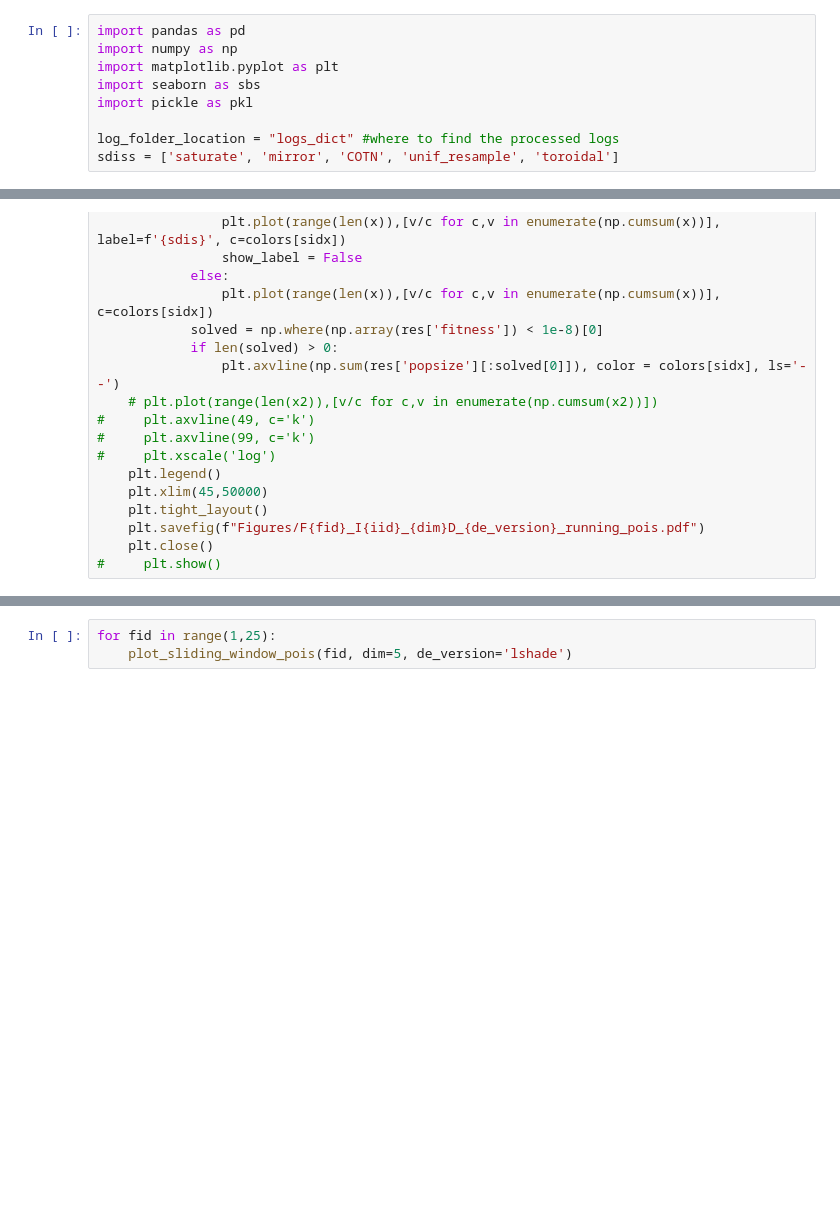
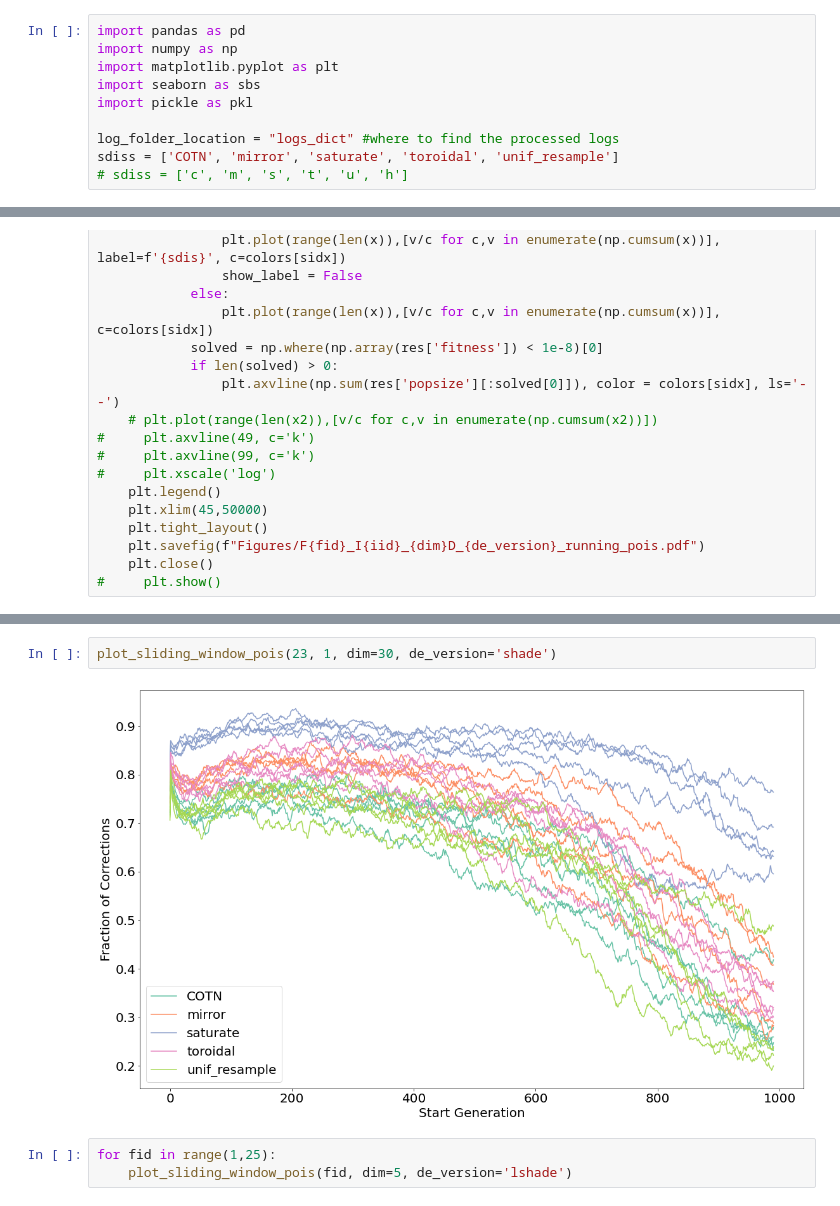
Before and after one commit to Dvermetten/DE_TIOBR, a Jupyter notebook: Visualize_POIS.ipynb, the cells around one changed output, grey strips where cells are left out. Saved outputs shown, nothing was run; the diff lists cells and outputs as text; blank space fills up the shorter version.

```diff
--- a/Visualize_POIS.ipynb
+++ b/Visualize_POIS.ipynb
@@ -9,4 +9,5 @@ import seaborn as sbs
 import pickle as pkl
 
 log_folder_location = "logs_dict" #where to find the processed logs
-sdiss = ['saturate', 'mirror', 'COTN', 'unif_resample', 'toroidal']
+sdiss = ['COTN', 'mirror', 'saturate', 'toroidal', 'unif_resample']
+# sdiss = ['c', 'm', 's', 't', 'u', 'h']
@@ -80,4 +82,8 @@ def plot_sliding_window_pois(fid, iid = 1, dim = 5, de_version = 'lshade'):
 #     plt.show()
+# %%
+plot_sliding_window_pois(23, 1, dim=30, de_version='shade')
+# %% [output]
+[figure, added]
 # %%
 for fid in range(1,25):
     plot_sliding_window_pois(fid, dim=5, de_version='lshade')
```
Also changed, not shown: parts of 7 cells of this notebook, 3 other files.
